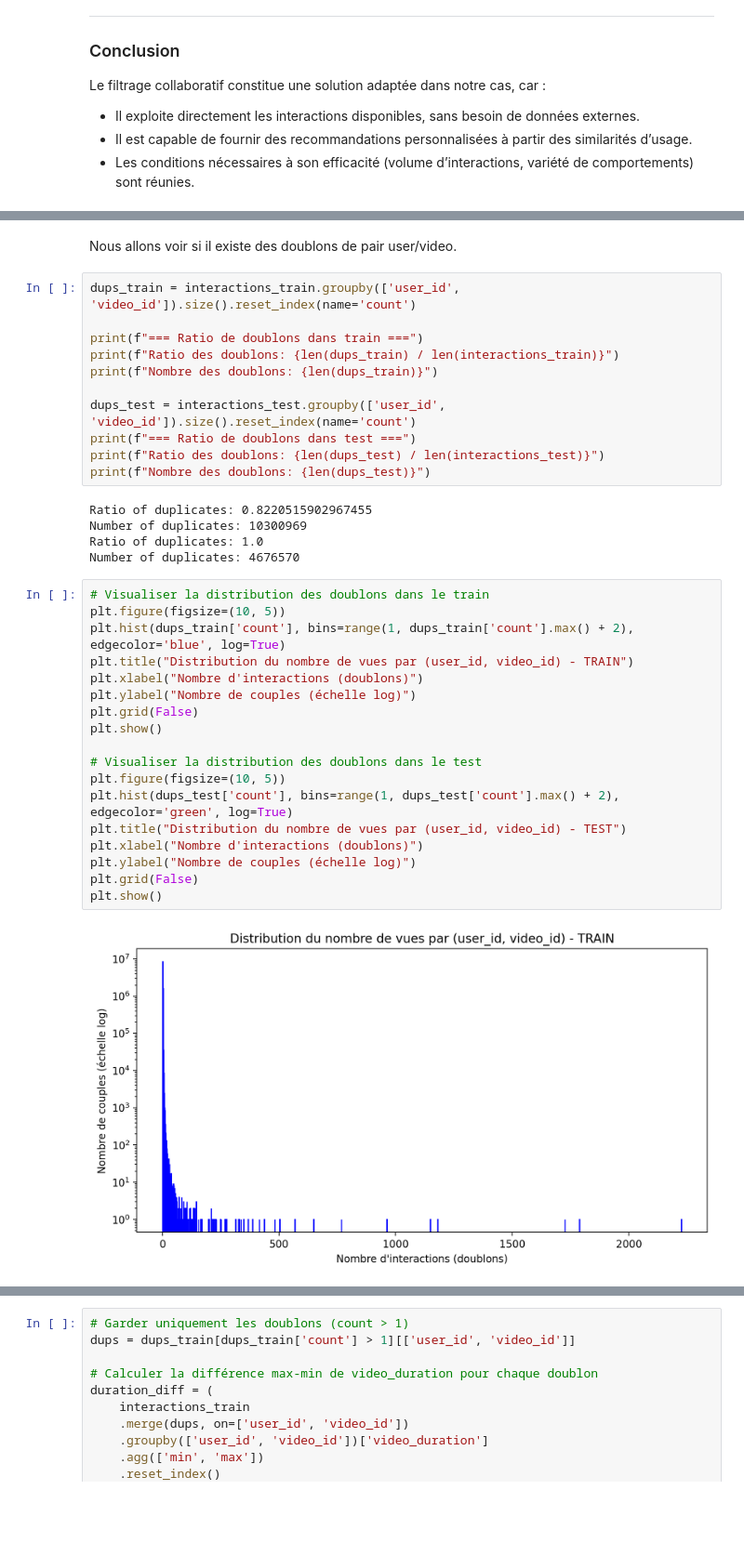
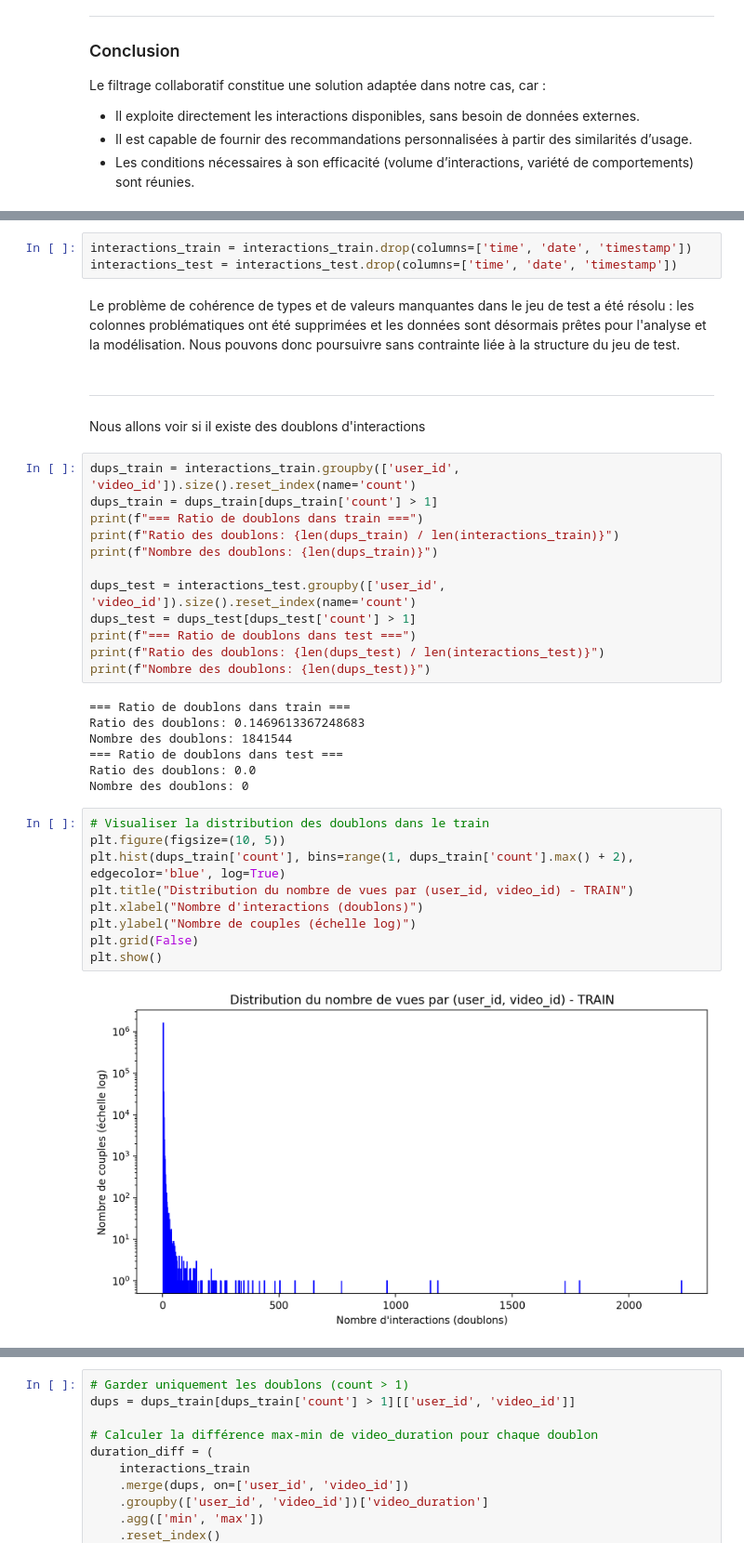
Before and after one commit to alexis-le-trung/FinalProject_2025_Alexis.LE-TRUNG, a Jupyter notebook: proposed_solution/submit.ipynb, the cells around one changed output, grey strips where cells are left out. Shown at 93% size. Cells and saved outputs as stored; diff of their text form; blank space fills up the shorter version.

```diff
--- a/proposed_solution/submit.ipynb
+++ b/proposed_solution/submit.ipynb
@@ -530,38 +567,38 @@ NameError: name 'interactions' is not defined
+# %%
+interactions_train = interactions_train.drop(columns=['time', 'date', 'timestamp'])
+interactions_test = interactions_test.drop(columns=['time', 'date', 'timestamp'])
+# %% [markdown]
+Le problème de cohérence de types et de valeurs manquantes dans le jeu de test a été résolu : les colonnes problématiques ont été supprimées et les données sont désormais prêtes pour l'analyse et la modélisation. Nous pouvons donc poursuivre sans contrainte liée à la structure du jeu de test.
 # %% [markdown]
-Nous allons voir si il existe des doublons de pair user/video.
+---
+Nous allons voir si il existe des doublons d'interactions
 # %%
 dups_train = interactions_train.groupby(['user_id', 'video_id']).size().reset_index(name='count')
-
+dups_train = dups_train[dups_train['count'] > 1]
 print(f"=== Ratio de doublons dans train ===")
 print(f"Ratio des doublons: {len(dups_train) / len(interactions_train)}")
 print(f"Nombre des doublons: {len(dups_train)}")
 
 dups_test = interactions_test.groupby(['user_id', 'video_id']).size().reset_index(name='count')
+dups_test = dups_test[dups_test['count'] > 1]
 print(f"=== Ratio de doublons dans test ===")
 print(f"Ratio des doublons: {len(dups_test) / len(interactions_test)}")
 print(f"Nombre des doublons: {len(dups_test)}")
 # %% [output]
-Ratio of duplicates: 0.8220515902967455
-Number of duplicates: 10300969
-Ratio of duplicates: 1.0
-Number of duplicates: 4676570
+=== Ratio de doublons dans train ===
+Ratio des doublons: 0.1469613367248683
+Nombre des doublons: 1841544
+=== Ratio de doublons dans test ===
+Ratio des doublons: 0.0
+Nombre des doublons: 0
 # %%
 # Visualiser la distribution des doublons dans le train
 plt.figure(figsize=(10, 5))
 plt.hist(dups_train['count'], bins=range(1, dups_train['count'].max() + 2), edgecolor='blue', log=True)
 plt.title("Distribution du nombre de vues par (user_id, video_id) - TRAIN")
 plt.xlabel("Nombre d'interactions (doublons)")
 plt.ylabel("Nombre de couples (échelle log)")
 plt.grid(False)
 plt.show()
-
-# Visualiser la distribution des doublons dans le test
-plt.figure(figsize=(10, 5))
-plt.hist(dups_test['count'], bins=range(1, dups_test['count'].max() + 2), edgecolor='green', log=True)
-plt.title("Distribution du nombre de vues par (user_id, video_id) - TEST")
-plt.xlabel("Nombre d'interactions (doublons)")
-plt.ylabel("Nombre de couples (échelle log)")
-plt.grid(False)
-plt.show()
 # %% [output]
-[figure, old version]
+[figure, new version]
```
Also changed, not shown: parts of 10 cells of this notebook.
